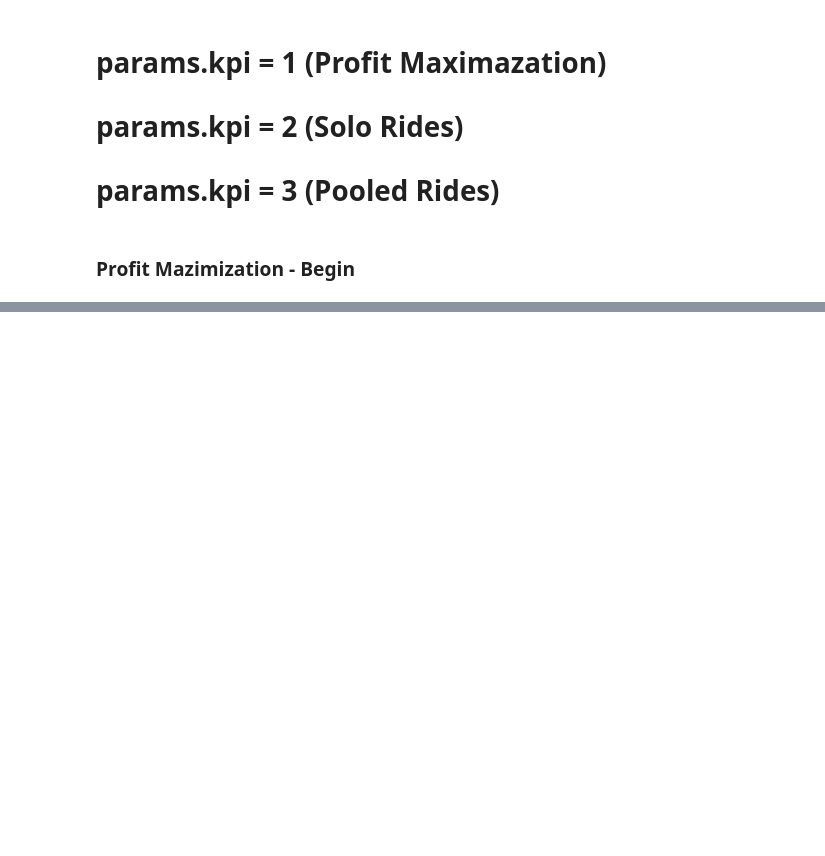
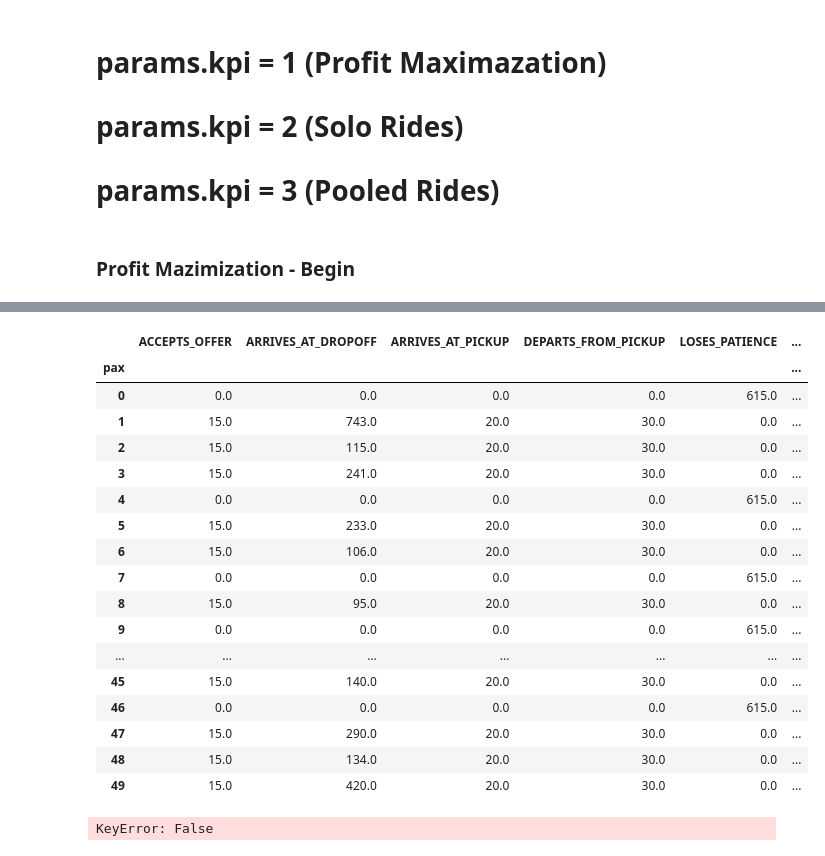
Before and after one commit to Jagiellonian-University/MaaSSim, a Jupyter notebook: docs/tutorials/Delft_Sim (7).ipynb, the cells around one changed output, grey strips where cells are left out. Cells and saved outputs as stored; diff of their text form; code cells hidden in the pictures; blank space fills up the shorter version.

```diff
--- a/docs/tutorials/Delft_Sim (7).ipynb
+++ b/docs/tutorials/Delft_Sim (7).ipynb
@@ -150,2 +147,21 @@ sim = simulate(params = params, inData = inData,  logger_level = logging.CRITICA
 # %%
-sim.res[0].veh_exp
+sim.res[0].pax_exp
+# %% [output]
+|  | ACCEPTS_OFFER | ARRIVES_AT_DROPOFF | ARRIVES_AT_PICKUP | DEPARTS_FROM_PICKUP | LOSES_PATIENCE | ... |
+| pax |  |  |  |  |  | ... |
+| 0 | 0.0 | 0.0 | 0.0 | 0.0 | 615.0 | ... |
+| 1 | 15.0 | 743.0 | 20.0 | 30.0 | 0.0 | ... |
+| 2 | 15.0 | 115.0 | 20.0 | 30.0 | 0.0 | ... |
+| 3 | 15.0 | 241.0 | 20.0 | 30.0 | 0.0 | ... |
+| 4 | 0.0 | 0.0 | 0.0 | 0.0 | 615.0 | ... |
+| 5 | 15.0 | 233.0 | 20.0 | 30.0 | 0.0 | ... |
+| 6 | 15.0 | 106.0 | 20.0 | 30.0 | 0.0 | ... |
+| 7 | 0.0 | 0.0 | 0.0 | 0.0 | 615.0 | ... |
+| 8 | 15.0 | 95.0 | 20.0 | 30.0 | 0.0 | ... |
+| 9 | 0.0 | 0.0 | 0.0 | 0.0 | 615.0 | ... |
+| ... | ... | ... | ... | ... | ... | ... |
+| 45 | 15.0 | 140.0 | 20.0 | 30.0 | 0.0 | ... |
+| 46 | 0.0 | 0.0 | 0.0 | 0.0 | 615.0 | ... |
+| 47 | 15.0 | 290.0 | 20.0 | 30.0 | 0.0 | ... |
+| 48 | 15.0 | 134.0 | 20.0 | 30.0 | 0.0 | ... |
+| 49 | 15.0 | 420.0 | 20.0 | 30.0 | 0.0 | ... |
@@ -152 +170,8 @@ sim.res[0].veh_exp
+# %%
+Fulfilled_requests = sim.res[0].pax_exp.LOSES_PATIENCE.value_counts()[False]
+unFulfilled_requests = sim.res[0].pax_exp.LOSES_PATIENCE.value_counts()[True]
+service_rate = Fulfilled_requests/(Fulfilled_requests+unFulfilled_requests)
+print('service_rate = ', service_rate*100, '%')
+# %% [output]
+KeyError: False
 # %%
```
Also changed, not shown: parts of 13 cells of this notebook, 14 other files.
